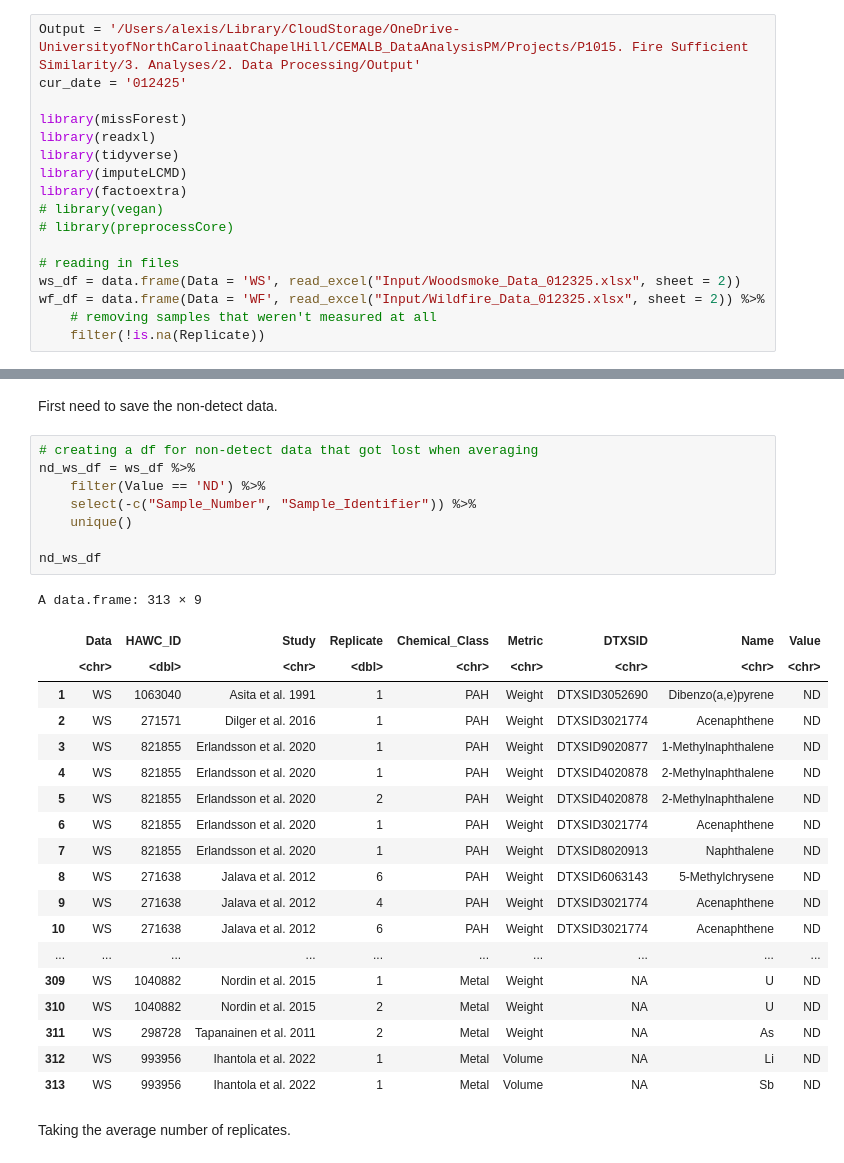
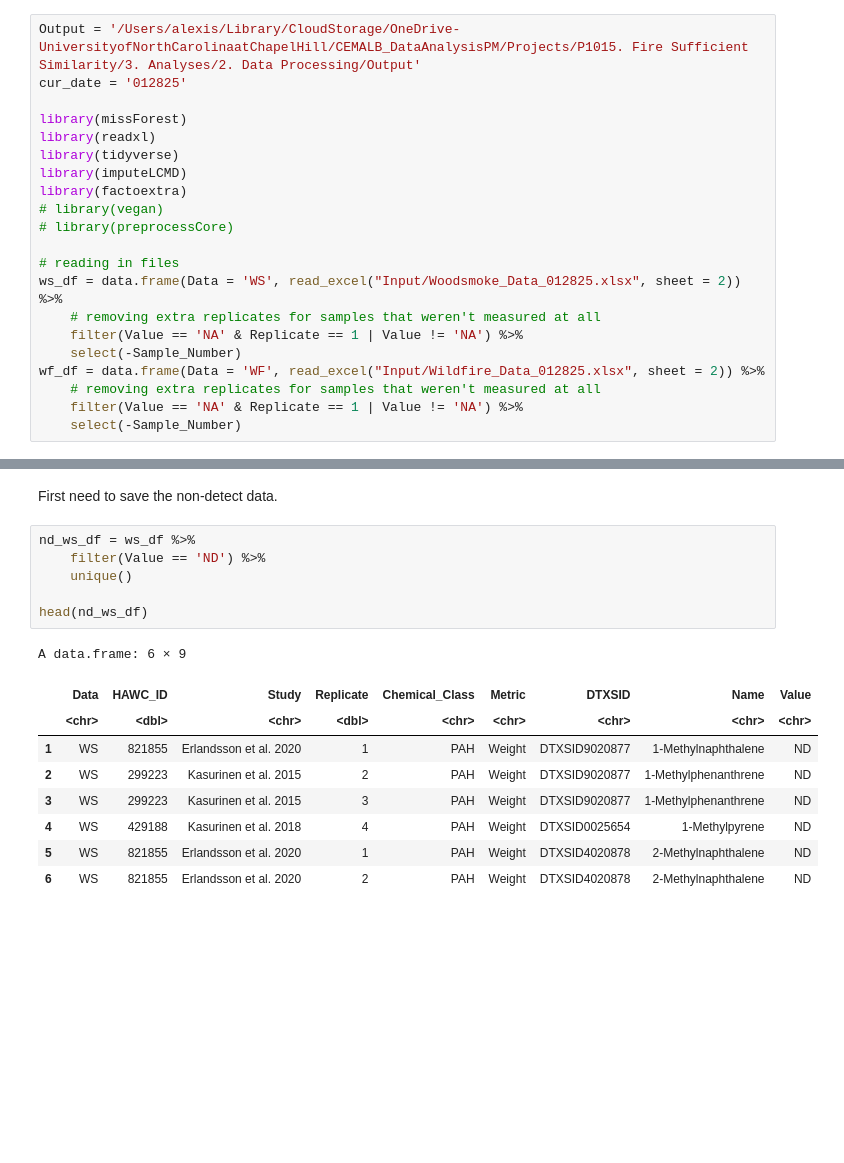
Before and after one commit to UNC-CEMALB/P1015.-Wildfire_Suffcient_Similiarity, a Jupyter notebook: 1. Data Processing/Data Processing.ipynb, the cells around one changed output, grey strips where cells are left out. Drawn from its saved outputs; the diff is of its cells as text; blank space fills up the shorter version.

```diff
--- a/1. Data Processing/Data Processing.ipynb
+++ b/1. Data Processing/Data Processing.ipynb
@@ -1,6 +1,6 @@
 # %%
 Output = '/Users/alexis/Library/CloudStorage/OneDrive-UniversityofNorthCarolinaatChapelHill/CEMALB_DataAnalysisPM/Projects/P1015. Fire Sufficient Similarity/3. Analyses/2. Data Processing/Output'
-cur_date = '012425'
+cur_date = '012825'
 
 library(missForest)
 library(readxl)
@@ -11,10 +11,14 @@ library(factoextra)
 # library(preprocessCore)
 
 # reading in files
-ws_df = data.frame(Data = 'WS', read_excel("Input/Woodsmoke_Data_012325.xlsx", sheet = 2))
-wf_df = data.frame(Data = 'WF', read_excel("Input/Wildfire_Data_012325.xlsx", sheet = 2)) %>%
-    # removing samples that weren't measured at all
-    filter(!is.na(Replicate))
+ws_df = data.frame(Data = 'WS', read_excel("Input/Woodsmoke_Data_012825.xlsx", sheet = 2)) %>%
+    # removing extra replicates for samples that weren't measured at all
+    filter(Value == 'NA' & Replicate == 1 | Value != 'NA') %>%
+    select(-Sample_Number)
+wf_df = data.frame(Data = 'WF', read_excel("Input/Wildfire_Data_012825.xlsx", sheet = 2)) %>%
+    # removing extra replicates for samples that weren't measured at all
+    filter(Value == 'NA' & Replicate == 1 | Value != 'NA') %>%
+    select(-Sample_Number)
 # %%
 head(ws_df)
 head(wf_df)
@@ -40,32 +44,18 @@ A data.frame: 6 × 10
 # %% [markdown]
 First need to save the non-detect data.
 # %%
-# creating a df for non-detect data that got lost when averaging
 nd_ws_df = ws_df %>%
     filter(Value == 'ND') %>%
-    select(-c("Sample_Number", "Sample_Identifier")) %>%
     unique()
 
-nd_ws_df
+head(nd_ws_df)
 # %% [output]
-A data.frame: 313 × 9
+A data.frame: 6 × 9
 |  | Data | HAWC_ID | Study | Replicate | Chemical_Class | Metric | DTXSID | Name | Value |
 |  | <chr> | <dbl> | <chr> | <dbl> | <chr> | <chr> | <chr> | <chr> | <chr> |
-| 1 | WS | 1063040 | Asita et al. 1991 | 1 | PAH | Weight | DTXSID3052690 | Dibenzo(a,e)pyrene | ND |
-| 2 | WS | 271571 | Dilger et al. 2016 | 1 | PAH | Weight | DTXSID3021774 | Acenaphthene | ND |
-| 3 | WS | 821855 | Erlandsson et al. 2020 | 1 | PAH | Weight | DTXSID9020877 | 1-Methylnaphthalene | ND |
-| 4 | WS | 821855 | Erlandsson et al. 2020 | 1 | PAH | Weight | DTXSID4020878 | 2-Methylnaphthalene | ND |
-| 5 | WS | 821855 | Erlandsson et al. 2020 | 2 | PAH | Weight | DTXSID4020878 | 2-Methylnaphthalene | ND |
-| 6 | WS | 821855 | Erlandsson et al. 2020 | 1 | PAH | Weight | DTXSID3021774 | Acenaphthene | ND |
-| 7 | WS | 821855 | Erlandsson et al. 2020 | 1 | PAH | Weight | DTXSID8020913 | Naphthalene | ND |
-| 8 | WS | 271638 | Jalava et al. 2012 | 6 | PAH | Weight | DTXSID6063143 | 5-Methylchrysene | ND |
-| 9 | WS | 271638 | Jalava et al. 2012 | 4 | PAH | Weight | DTXSID3021774 | Acenaphthene | ND |
-| 10 | WS | 271638 | Jalava et al. 2012 | 6 | PAH | Weight | DTXSID3021774 | Acenaphthene | ND |
-| ... | ... | ... | ... | ... | ... | ... | ... | ... | ... |
-| 309 | WS | 1040882 | Nordin et al. 2015 | 1 | Metal | Weight | NA | U | ND |
-| 310 | WS | 1040882 | Nordin et al. 2015 | 2 | Metal | Weight | NA | U | ND |
-| 311 | WS | 298728 | Tapanainen et al. 2011 | 2 | Metal | Weight | NA | As | ND |
-| 312 | WS | 993956 | Ihantola et al. 2022 | 1 | Metal | Volume | NA | Li | ND |
-| 313 | WS | 993956 | Ihantola et al. 2022 | 1 | Metal | Volume | NA | Sb | ND |
+| 1 | WS | 821855 | Erlandsson et al. 2020 | 1 | PAH | Weight | DTXSID9020877 | 1-Methylnaphthalene | ND |
+| 2 | WS | 299223 | Kasurinen et al. 2015 | 2 | PAH | Weight | DTXSID9020877 | 1-Methylphenanthrene | ND |
+| 3 | WS | 299223 | Kasurinen et al. 2015 | 3 | PAH | Weight | DTXSID9020877 | 1-Methylphenanthrene | ND |
+| 4 | WS | 429188 | Kasurinen et al. 2018 | 4 | PAH | Weight | DTXSID0025654 | 1-Methylpyrene | ND |
+| 5 | WS | 821855 | Erlandsson et al. 2020 | 1 | PAH | Weight | DTXSID4020878 | 2-Methylnaphthalene | ND |
+| 6 | WS | 821855 | Erlandsson et al. 2020 | 2 | PAH | Weight | DTXSID4020878 | 2-Methylnaphthalene | ND |
-# %% [markdown]
-Taking the average number of replicates.
```
Also changed, not shown: parts of 6 cells of this notebook.
